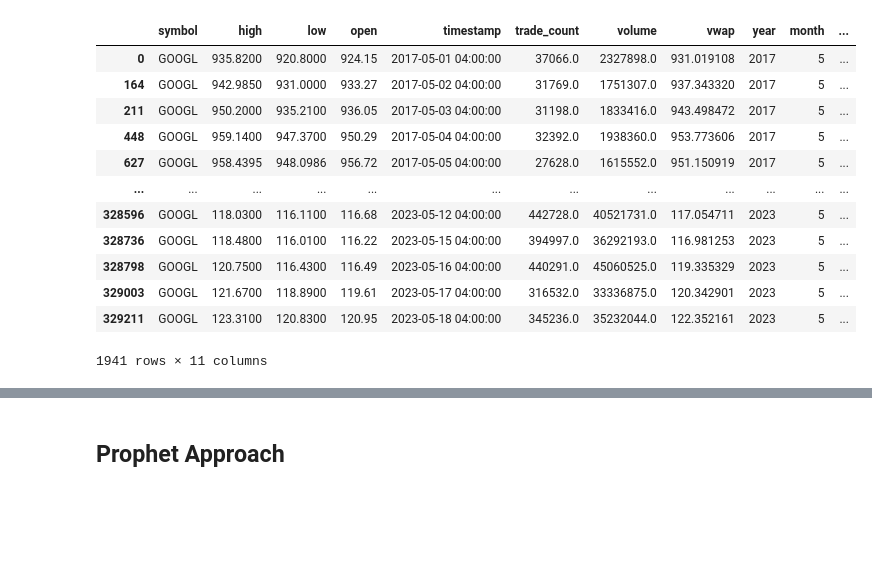
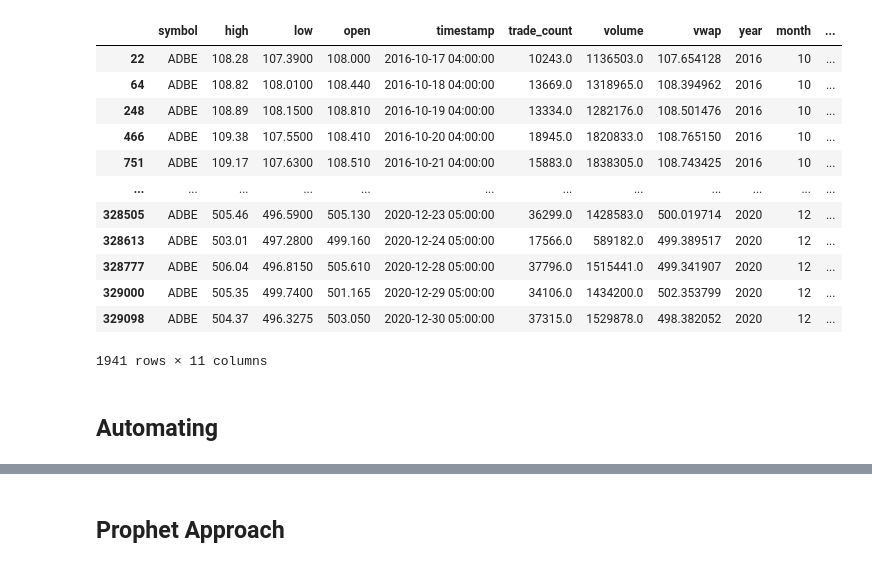
Before and after one commit to Nesto17/AlpaCash, a Jupyter notebook: notebooks/model_training.ipynb, the cells around one changed output, grey strips where cells are left out. Drawn from its saved outputs; the diff is of its cells as text; code cells hidden in the pictures; blank space fills up the shorter version.

```diff
--- a/notebooks/model_training.ipynb
+++ b/notebooks/model_training.ipynb
@@ -27,0 +31,11 @@ AWS_SECRET_KEY = os.environ.get("AWS_SECRET_ACCESS_KEY")
+# %%
+# boto3.setup_default_session(
+#     aws_access_key_id = AWS_ACCESS_KEY,
+#     aws_secret_access_key = AWS_SECRET_KEY,
+#     region_name = 'us-west-1')
+
+session = boto3.Session(
+    aws_access_key_id = AWS_ACCESS_KEY,
+    aws_secret_access_key = AWS_SECRET_KEY,
+    region_name = 'us-west-1'
+)
@@ -41,20 +62,22 @@ athena_query = f'''
     ORDER BY timestamp ASC
 '''
 
-dataset = wr.athena.read_sql_query(athena_query, database = glue_db, ctas_approach = True)
+dataset = wr.athena.read_sql_query(athena_query, boto3_session=session, database=glue_db, ctas_approach=True)
 # %%
-dataset[dataset['symbol'] == 'GOOGL']
+dataset[dataset['symbol'] == 'ADBE']
 # %% [output]
 |  | symbol | high | low | open | timestamp | trade_count | volume | vwap | year | month | ... |
-| 0 | GOOGL | 935.8200 | 920.8000 | 924.15 | 2017-05-01 04:00:00 | 37066.0 | 2327898.0 | 931.019108 | 2017 | 5 | ... |
-| 164 | GOOGL | 942.9850 | 931.0000 | 933.27 | 2017-05-02 04:00:00 | 31769.0 | 1751307.0 | 937.343320 | 2017 | 5 | ... |
-| 211 | GOOGL | 950.2000 | 935.2100 | 936.05 | 2017-05-03 04:00:00 | 31198.0 | 1833416.0 | 943.498472 | 2017 | 5 | ... |
-| 448 | GOOGL | 959.1400 | 947.3700 | 950.29 | 2017-05-04 04:00:00 | 32392.0 | 1938360.0 | 953.773606 | 2017 | 5 | ... |
-| 627 | GOOGL | 958.4395 | 948.0986 | 956.72 | 2017-05-05 04:00:00 | 27628.0 | 1615552.0 | 951.150919 | 2017 | 5 | ... |
+| 22 | ADBE | 108.28 | 107.3900 | 108.000 | 2016-10-17 04:00:00 | 10243.0 | 1136503.0 | 107.654128 | 2016 | 10 | ... |
+| 64 | ADBE | 108.82 | 108.0100 | 108.440 | 2016-10-18 04:00:00 | 13669.0 | 1318965.0 | 108.394962 | 2016 | 10 | ... |
+| 248 | ADBE | 108.89 | 108.1500 | 108.810 | 2016-10-19 04:00:00 | 13334.0 | 1282176.0 | 108.501476 | 2016 | 10 | ... |
+| 466 | ADBE | 109.38 | 107.5500 | 108.410 | 2016-10-20 04:00:00 | 18945.0 | 1820833.0 | 108.765150 | 2016 | 10 | ... |
+| 751 | ADBE | 109.17 | 107.6300 | 108.510 | 2016-10-21 04:00:00 | 15883.0 | 1838305.0 | 108.743425 | 2016 | 10 | ... |
 | ... | ... | ... | ... | ... | ... | ... | ... | ... | ... | ... | ... |
-| 328596 | GOOGL | 118.0300 | 116.1100 | 116.68 | 2023-05-12 04:00:00 | 442728.0 | 40521731.0 | 117.054711 | 2023 | 5 | ... |
-| 328736 | GOOGL | 118.4800 | 116.0100 | 116.22 | 2023-05-15 04:00:00 | 394997.0 | 36292193.0 | 116.981253 | 2023 | 5 | ... |
-| 328798 | GOOGL | 120.7500 | 116.4300 | 116.49 | 2023-05-16 04:00:00 | 440291.0 | 45060525.0 | 119.335329 | 2023 | 5 | ... |
-| 329003 | GOOGL | 121.6700 | 118.8900 | 119.61 | 2023-05-17 04:00:00 | 316532.0 | 33336875.0 | 120.342901 | 2023 | 5 | ... |
-| 329211 | GOOGL | 123.3100 | 120.8300 | 120.95 | 2023-05-18 04:00:00 | 345236.0 | 35232044.0 | 122.352161 | 2023 | 5 | ... |
+| 328505 | ADBE | 505.46 | 496.5900 | 505.130 | 2020-12-23 05:00:00 | 36299.0 | 1428583.0 | 500.019714 | 2020 | 12 | ... |
+| 328613 | ADBE | 503.01 | 497.2800 | 499.160 | 2020-12-24 05:00:00 | 17566.0 | 589182.0 | 499.389517 | 2020 | 12 | ... |
+| 328777 | ADBE | 506.04 | 496.8150 | 505.610 | 2020-12-28 05:00:00 | 37796.0 | 1515441.0 | 499.341907 | 2020 | 12 | ... |
+| 329000 | ADBE | 505.35 | 499.7400 | 501.165 | 2020-12-29 05:00:00 | 34106.0 | 1434200.0 | 502.353799 | 2020 | 12 | ... |
+| 329098 | ADBE | 504.37 | 496.3275 | 503.050 | 2020-12-30 05:00:00 | 37315.0 | 1529878.0 | 498.382052 | 2020 | 12 | ... |
 1941 rows × 11 columns
+# %% [markdown]
+## Automating
```
Also changed, not shown: parts of 17 cells of this notebook, 20 other files.
